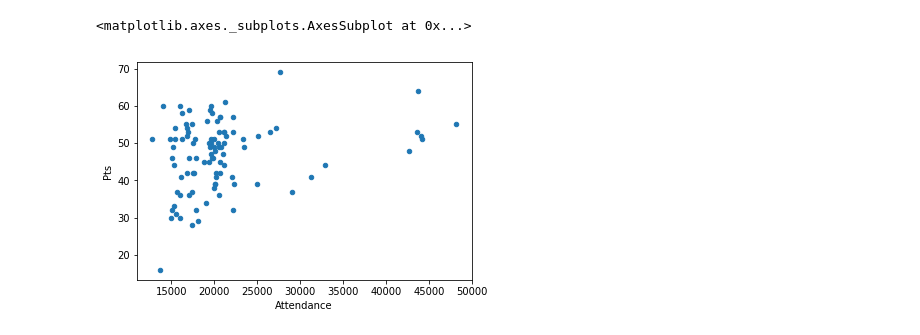
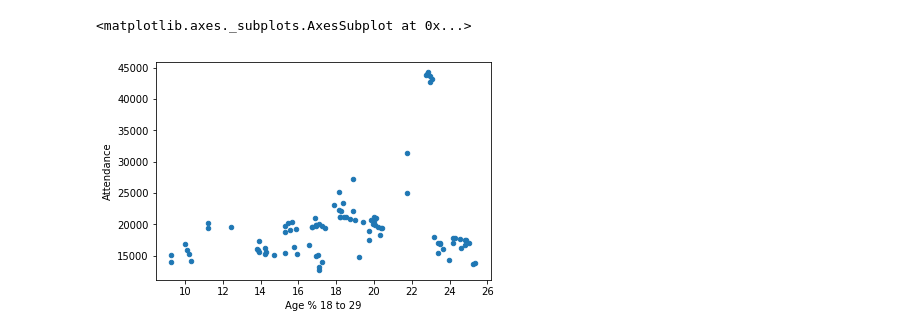
Before and after one commit to Jccommander/Project1-WJBA, a Jupyter notebook: Data Analysis.ipynb, the cells around one changed output. Saved outputs shown, nothing was run; the diff lists cells and outputs as text; code cells hidden in the pictures.

```diff
--- a/Data Analysis.ipynb
+++ b/Data Analysis.ipynb
@@ -147,0 +315,3 @@ merged2
+# %%
+income_df_1 = income_df.set_index(["Team","Year"])[['less than 34k Percentage','34k to 99k Percentage', '100k or more Percentage']]
+income_df_1
@@ -147,0 +338,4 @@ merged2
+# %%
+# merge demographic data into dataframe -1. age
+merged2 = pd.merge(merged,age_df_1,left_index=True,right_index=True)
+merged2.head()
@@ -147,0 +350,4 @@ merged2
+# %%
+# merge demographic data into dataframe -2 ethnicity
+merged3 = pd.merge(merged2,ethnicity_df_1,left_index=True,right_index=True)
+merged3.head()
@@ -147,0 +362,4 @@ merged2
+# %%
+# merge demographic data into dataframe -3 income
+merged_final = pd.merge(merged3,income_df_1,left_index=True,right_index=True)
+merged_final
@@ -148,5 +448,5 @@ merged2
 # %%
-merged2.plot(kind="scatter",x="Attendance",y="Pts")
+merged_final.plot(kind="scatter",x="Age % 18 to 29",y="Attendance")
 # %% [output]
 <matplotlib.axes._subplots.AxesSubplot at 0x...>
-[figure, old version]
+[figure, new version]
```
Also changed, not shown: parts of 28 cells of this notebook, 2 other files.
